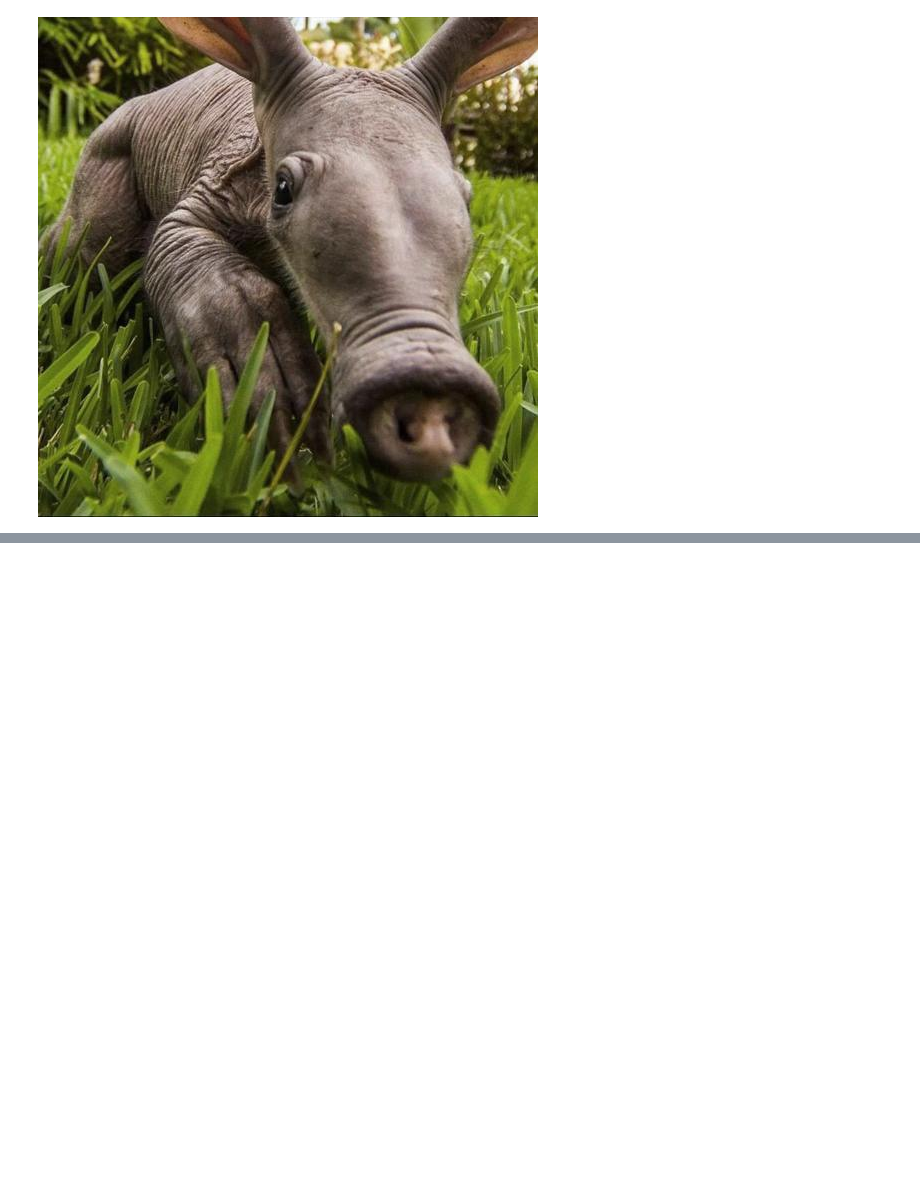
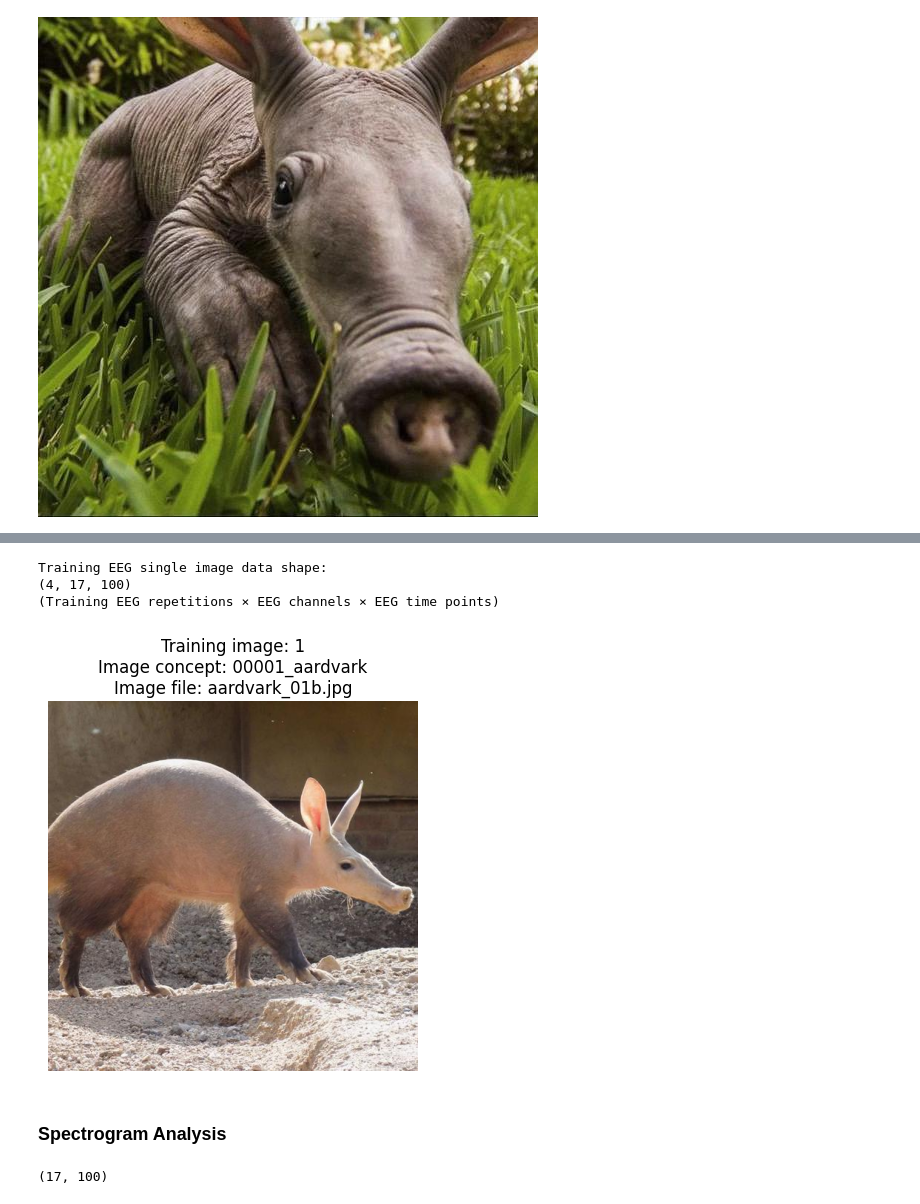
Before and after one commit to aditisaxena12/DecodeEEG, a Jupyter notebook: src/visualize/data_analysis.ipynb, the cells around one changed output, grey strips where cells are left out. Saved outputs shown, nothing was run; the diff lists cells and outputs as text; code cells hidden in the pictures; blank space fills up the shorter version.

```diff
--- a/src/visualize/data_analysis.ipynb
+++ b/src/visualize/data_analysis.ipynb
@@ -1,7 +1,7 @@
 # %%
 # define the paths to data folders
 path_to_images = "/home/aditis/decodingEEG/DecodeEEG/data/images/"
-path_to_spectrograms = "/home/aditis/decodingEEG/DecodeEEG/data/spectrograms/"
+path_to_eeg = "/home/aditis/decodingEEG/DecodeEEG/data/PreprocessedEEG/"
 # %%
 # define the image to vector class used for extraction
 
@@ -91,0 +114,39 @@ Sample image:
+# %%
+import os
+
+train_img_idx =  0 #@param {type:"integer"}
+eeg_data_train = np.load(path_to_eeg+"sub-01/preprocessed_eeg_training.npy", allow_pickle=True).item()
+img_metadata = np.load(os.path.join(path_to_images, 'image_metadata.npy'),
+	allow_pickle=True).item()
+eeg_data_single_image = eeg_data_train['preprocessed_eeg_data'][train_img_idx]
+print('Training EEG single image data shape:')
+print(eeg_data_single_image.shape)
+print('(Training EEG repetitions × EEG channels × EEG time points)\n')
+
+train_img_dir = os.path.join(path_to_images, 'training_images',
+	img_metadata['train_img_concepts'][train_img_idx],
+	img_metadata['train_img_files'][train_img_idx])
+train_img = Image.open(train_img_dir).convert('RGB')
+
+plt.figure()
+plt.axis('off')
+plt.imshow(train_img)
+plt.title('Training image: ' + str(train_img_idx+1) + '\nImage concept: ' +\
+	img_metadata['train_img_concepts'][train_img_idx] + '\nImage file: ' +\
+	img_metadata['train_img_files'][train_img_idx]);
+# %% [output]
+Training EEG single image data shape:
+(4, 17, 100)
+(Training EEG repetitions × EEG channels × EEG time points)
+[figure, added]
+# %% [markdown]
+### Spectrogram Analysis
+# %%
+data = np.load(path_to_eeg+"sub-01/preprocessed_eeg_training.npy", allow_pickle=True).item()
+data = data['preprocessed_eeg_data']
+data.shape
+
+img_sig = data[0,0,:,:]
+img_sig.shape
+# %% [output]
+(17, 100)
```
Also changed, not shown: parts of 2 cells of this notebook, 1 other file.
